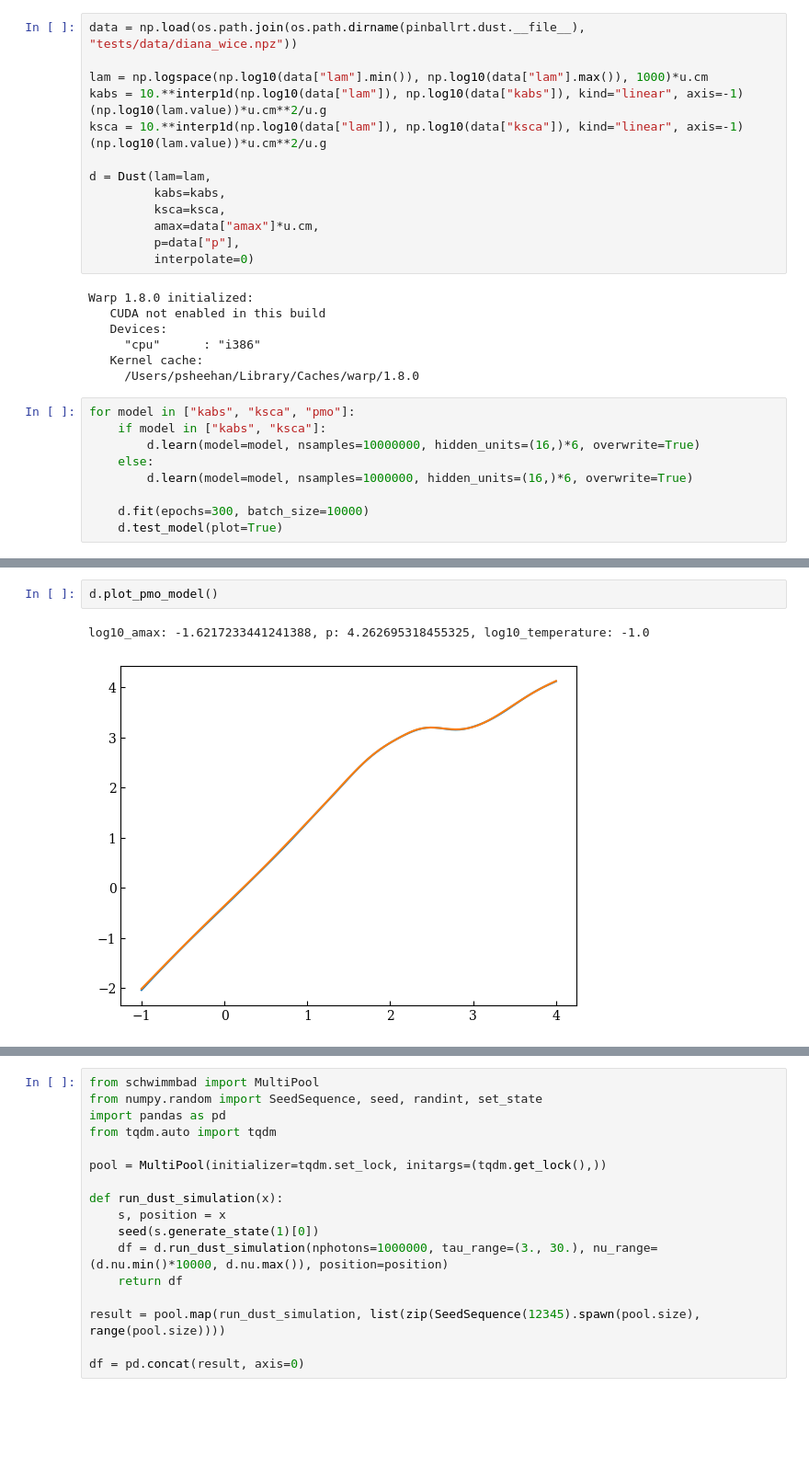
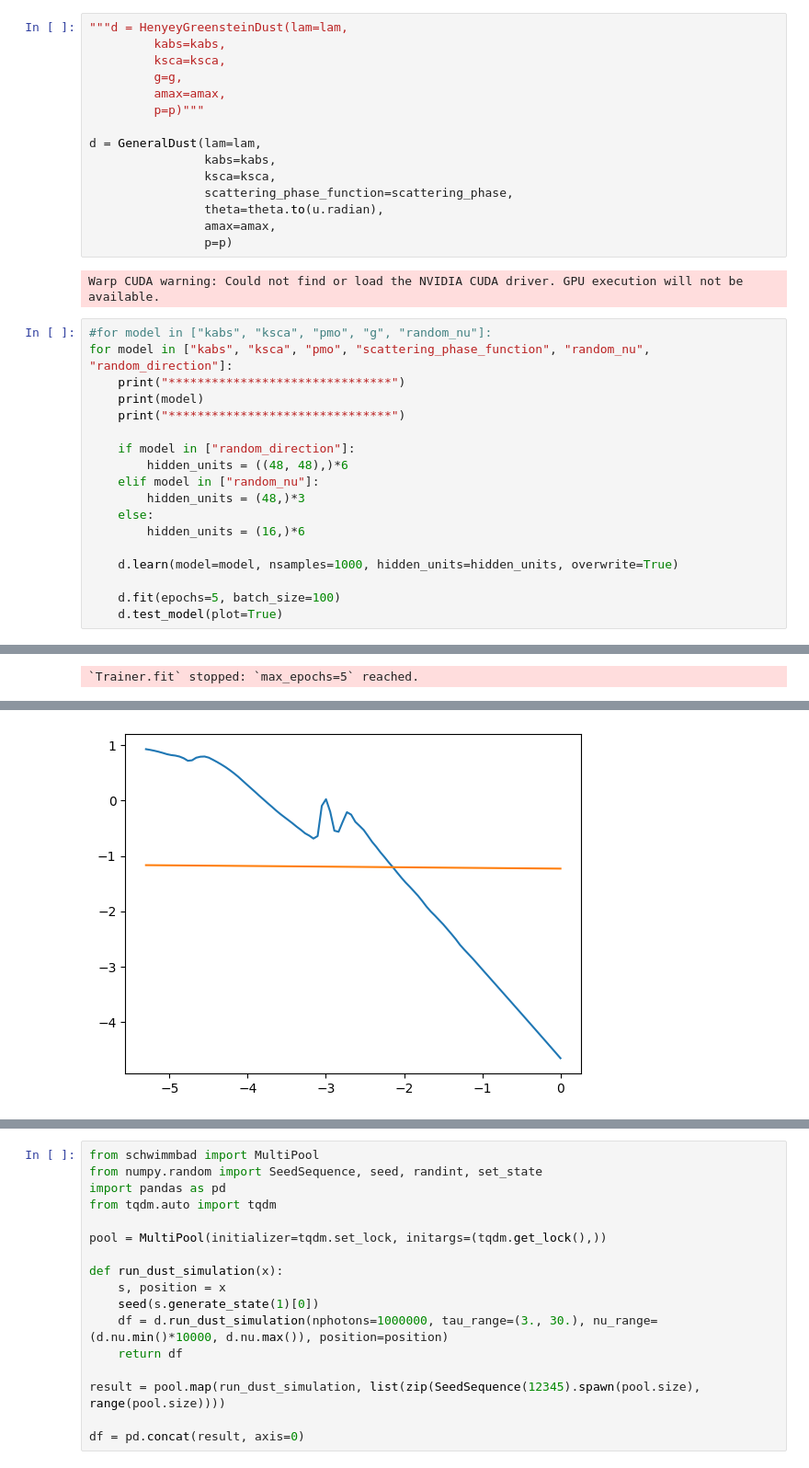
Before and after one commit to psheehan/pinball-rt, a Jupyter notebook: examples/dust-demo.ipynb, the cells around one changed output, grey strips where cells are left out. Shown at 92% size. Saved outputs shown, nothing was run; the diff lists cells and outputs as text; blank space fills up the shorter version.

Commit message:
Update dust-demo notebook to get the relevant info for non-isotropic dust as well.

```diff
--- a/examples/dust-demo.ipynb
+++ b/examples/dust-demo.ipynb
@@ -11,31 +80,37 @@ import os
 # %%
-data = np.load(os.path.join(os.path.dirname(pinballrt.dust.__file__), "tests/data/diana_wice.npz"))
-
-lam = np.logspace(np.log10(data["lam"].min()), np.log10(data["lam"].max()), 1000)*u.cm
-kabs = 10.**interp1d(np.log10(data["lam"]), np.log10(data["kabs"]), kind="linear", axis=-1)(np.log10(lam.value))*u.cm**2/u.g
-ksca = 10.**interp1d(np.log10(data["lam"]), np.log10(data["ksca"]), kind="linear", axis=-1)(np.log10(lam.value))*u.cm**2/u.g
-
-d = Dust(lam=lam,
+"""d = HenyeyGreensteinDust(lam=lam,
          kabs=kabs,
          ksca=ksca,
-         amax=data["amax"]*u.cm,
-         p=data["p"],
-         interpolate=0)
+         g=g,
+         amax=amax,
+         p=p)"""
+
+d = GeneralDust(lam=lam,
+                kabs=kabs,
+                ksca=ksca,
+                scattering_phase_function=scattering_phase,
+                theta=theta.to(u.radian),
+                amax=amax,
+                p=p)
 # %% [output]
-Warp 1.8.0 initialized:
-   CUDA not enabled in this build
-   Devices:
-     "cpu"      : "i386"
-   Kernel cache:
-     /Users/psheehan/Library/Caches/warp/1.8.0
+Warp CUDA warning: Could not find or load the NVIDIA CUDA driver. GPU execution will not be available.
 # %%
-for model in ["kabs", "ksca", "pmo"]:
-    if model in ["kabs", "ksca"]:
-        d.learn(model=model, nsamples=10000000, hidden_units=(16,)*6, overwrite=True)
+#for model in ["kabs", "ksca", "pmo", "g", "random_nu"]:
+for model in ["kabs", "ksca", "pmo", "scattering_phase_function", "random_nu", "random_direction"]:
+    print("*******************************")
+    print(model)
+    print("*******************************")
+
+    if model in ["random_direction"]:
+        hidden_units = ((48, 48),)*6
+    elif model in ["random_nu"]:
+        hidden_units = (48,)*3
     else:
-        d.learn(model=model, nsamples=1000000, hidden_units=(16,)*6, overwrite=True)
+        hidden_units = (16,)*6
 
-    d.fit(epochs=300, batch_size=10000)
+    d.learn(model=model, nsamples=1000, hidden_units=hidden_units, overwrite=True)
+
+    d.fit(epochs=5, batch_size=100)
     d.test_model(plot=True)
 # %% [output]
 GPU available: False, used: False
@@ -55,0 +136 @@ HPU available: False, using: 0 HPUs
+`Trainer.fit` stopped: `max_epochs=5` reached.
@@ -55,0 +143 @@ HPU available: False, using: 0 HPUs
+[figure, added]
@@ -56,5 +170,0 @@ HPU available: False, using: 0 HPUs
-# %%
-d.plot_pmo_model()
-# %% [output]
-log10_amax: -1.6217233441241388, p: 4.262695318455325, log10_temperature: -1.0
-[figure, removed]
```
Also changed, not shown: parts of 10 cells of this notebook.
